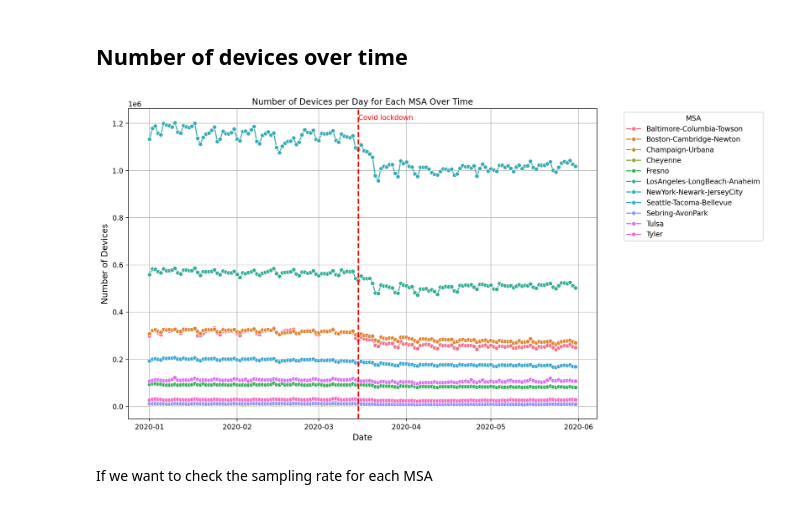
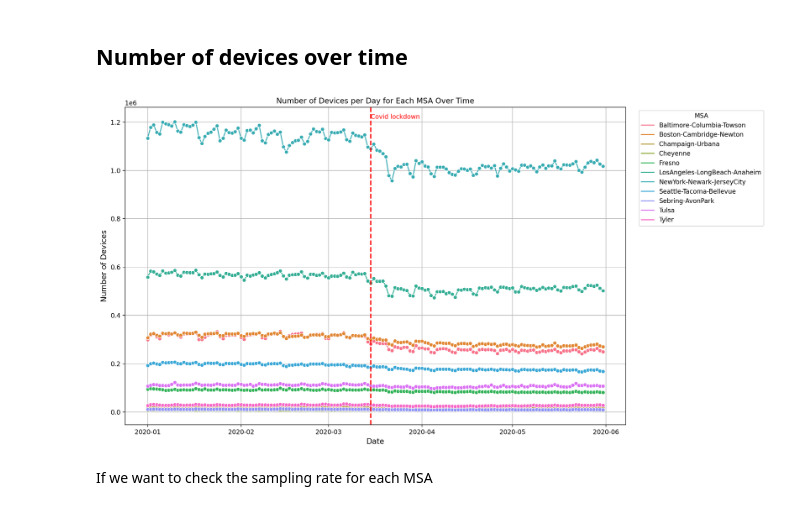
Before and after one commit to bigdata4mobility/reviewpaper, a Jupyter notebook: xinhua/02-plot.ipynb, the cells around one changed output. Cells and saved outputs as stored; diff of their text form; code cells hidden in the pictures.

```diff
--- a/xinhua/02-plot.ipynb
+++ b/xinhua/02-plot.ipynb
@@ -22,21 +22,23 @@ daily_devices_df = daily_devices_df[
 ]
 daily_devices_df['date'] = daily_devices_df['date'].dt.date
 # %%
-plt.figure(figsize=(12, 8),dpi=200)
+plt.figure(figsize=(15, 8),dpi=200)
 sns.lineplot(data=daily_devices_df, x='date', y='num_of_device', hue='MSA', marker='o')
 plt.title('Number of Devices per Day for Each MSA Over Time')
 plt.xlabel('Date', fontsize=12)
 plt.ylabel('Number of Devices', fontsize=12)
 plt.xticks(fontsize=10)
 plt.yticks(fontsize=10)
-plt.legend(title='MSA', bbox_to_anchor=(1.05, 1), loc='upper left')
+plt.legend(title='MSA', bbox_to_anchor=(1.02, 1), loc='upper left')
 
 plt.axvline(pd.Timestamp('2020-03-15'), color='red', linestyle='--', lw=2)
 plt.text(pd.Timestamp('2020-03-15'), daily_devices_df['num_of_device'].max()*1.01, 'Covid lockdown', color='red', fontsize=10)
 
 plt.grid(True)
+plt.tight_layout()
+plt.savefig('Figures/Number_of_Devices_per_Day_for_Each_MSA_Over_Time.png')
 # %% [output]
-[figure, old version]
+[figure, new version]
 # %% [markdown]
 If we want to check the sampling rate for each MSA
 # %%
```
Also changed, not shown: parts of 10 cells of this notebook, 11 other files.
